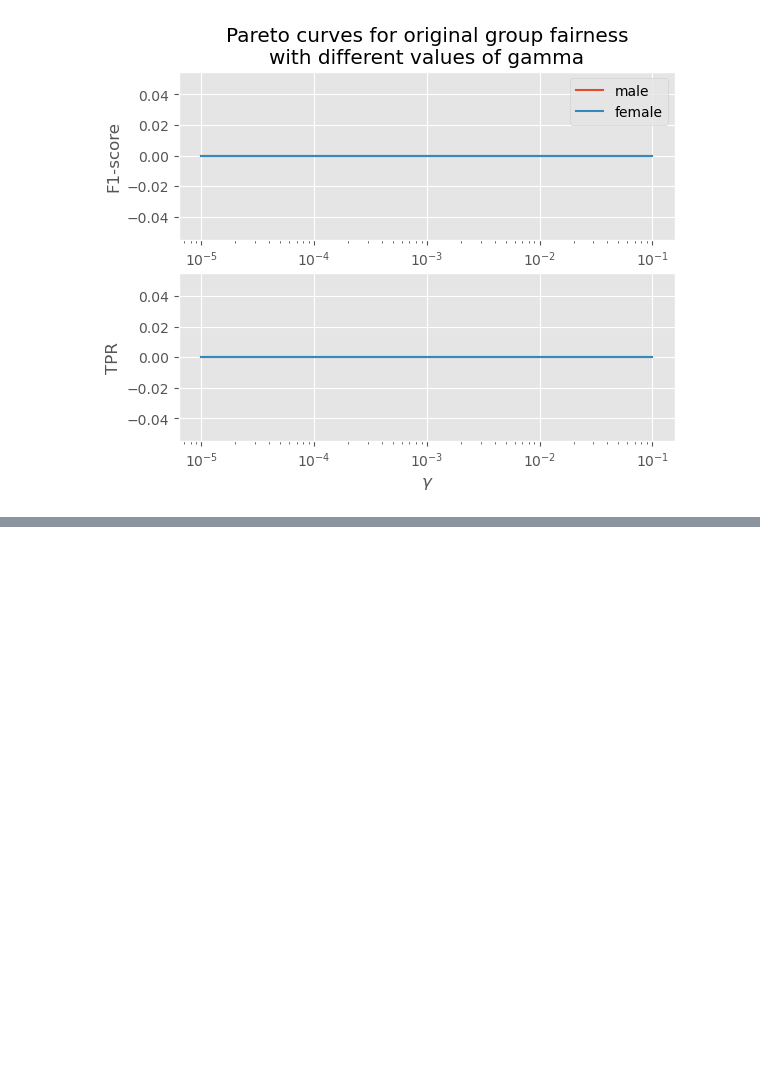
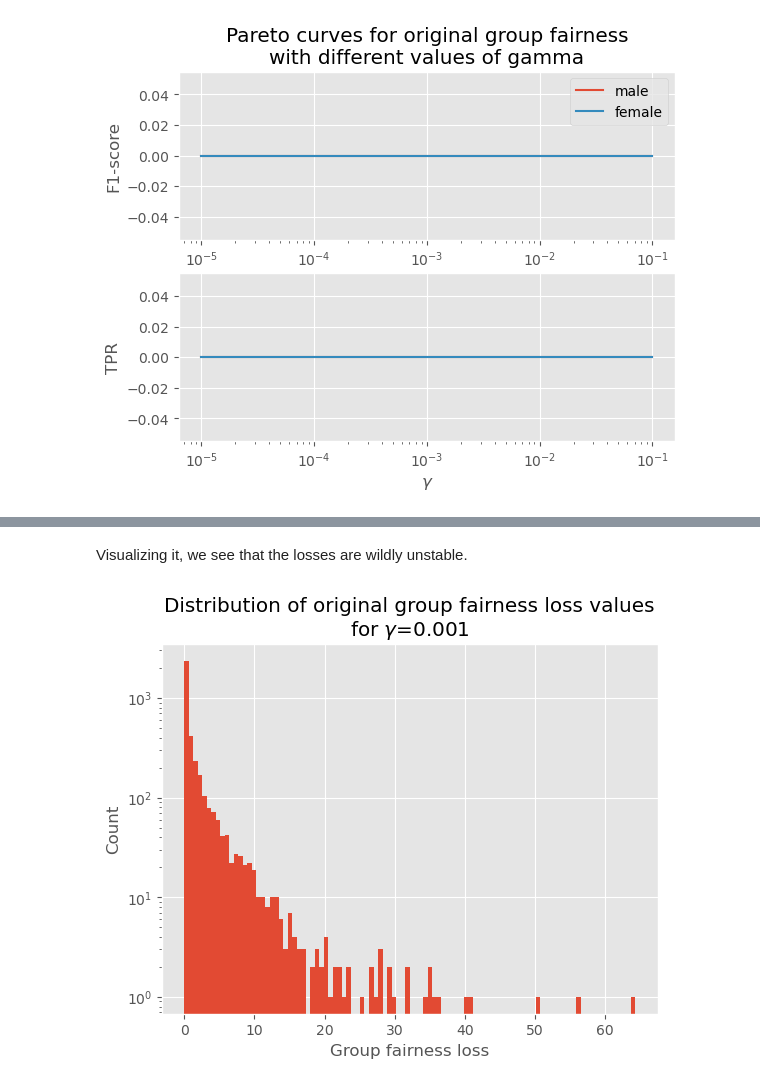
Before and after one commit to Marcus-Friis/afae-exam, a Jupyter notebook: notebooks/true_constraint.ipynb, the cells around one changed output, grey strips where cells are left out. Saved outputs shown, nothing was run; the diff lists cells and outputs as text; code cells hidden in the pictures; blank space fills up the shorter version.

Commit message:
Proof of why original didn't work

```diff
--- a/notebooks/true_constraint.ipynb
+++ b/notebooks/true_constraint.ipynb
@@ -163,6 +163,7 @@ class FairBinaryLogisticRegression(BinaryLogisticRegression):
     def __init__(self, in_dim: int, gamma: float = 1e-4):
         super().__init__(in_dim)
         self.gamma = gamma
+        self.group_fairness_losses = []
 
     def fit(self, x, y, g, lr=0.01, weight_decay=0.01, batch_size=128, n_iter=10, verbose=False):
         criterion = nn.BCELoss()
@@ -185,6 +186,7 @@ class FairBinaryLogisticRegression(BinaryLogisticRegression):
 
                 if verbose:
                     print(f'Epoch: {epoch}, Loss BCE: {round(loss_bce.item(), 4)}, Loss Fair: {round(loss_fair.item(), 4)}')
+                    self.group_fairness_losses.append(loss_fair.item())
 # %%
 gammaspace = [1e-5, 5e-5, 1e-4, 5e-4, 1e-3, 5e-3, 1e-2, 5e-2, 1e-1]
 trackers = []
@@ -267,0 +272,13 @@ fig.savefig('../reports/figs/original_group_fairness.svg')
+# %%
+gamma = 1e-3
+
+train = income
+
+x_train = preprocessing.fit_transform(train).toarray()
+y_train = train[target].values
+g_train = train[groups].values
+
+x_train, y_train, g_train, x_val, y_val, g_val = map(lambda x: torch.tensor(x, dtype=torch.float), (x_train, y_train, g_train, x_val, y_val, g_val))
+
+model = FairBinaryLogisticRegression(x_train.shape[1], gamma=gamma)
+model.fit(x_train, y_train, g_train, verbose=True)
@@ -267,0 +303,12 @@ fig.savefig('../reports/figs/original_group_fairness.svg')
+# %% [markdown]
+Visualizing it, we see that the losses are wildly unstable.
+# %%
+fig, ax = plt.subplots()
+ax.hist(model.group_fairness_losses, bins=100)
+ax.set_yscale('log')
+ax.set_xlabel('Group fairness loss')
+ax.set_ylabel('Count')
+ax.set_title('Distribution of original group fairness loss values\nfor $\gamma$=0.001')
+fig.savefig('../reports/figs/group_fairness_loss_instability.svg')
+# %% [output]
+[figure, added]
```
Also changed, not shown: parts of 2 cells of this notebook.
